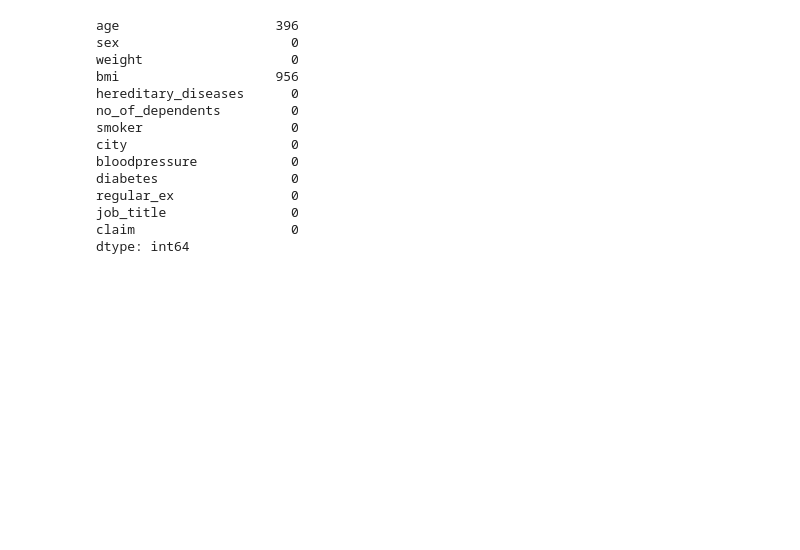
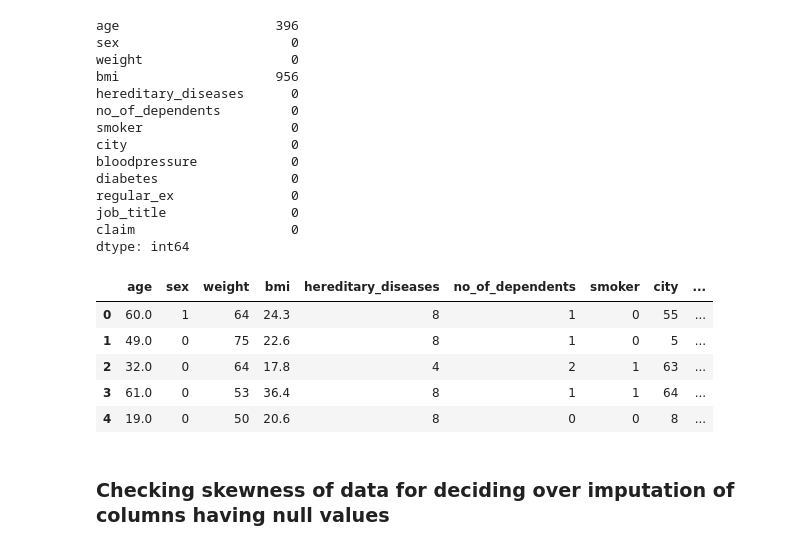
Before and after one commit to arun-ekambaram/Health-Insurance-Claim-Prediction, a Jupyter notebook: experiment.ipynb, the cells around one changed output. Saved outputs shown, nothing was run; the diff lists cells and outputs as text; code cells hidden in the pictures; blank space fills up the shorter version.

Commit message:
Updated Data Cleaning

```diff
--- a/experiment.ipynb
+++ b/experiment.ipynb
@@ -88,3 +88,19 @@ regular_ex               0
 job_title                0
 claim                    0
 dtype: int64
+# %%
+from sklearn import preprocessing
+columns = ['hereditary_diseases','job_title','city','sex']  # columns names where transform is required
+for X in columns:
+  exec(f'le_{X} = preprocessing.LabelEncoder()')  #create label encoder with name "le_X", where X is column name
+  exec(f'df.{X} = le_{X}.fit_transform(df.{X})')  #execute fit transform for column X with respective lable encoder "le_X", where X is column name
+df.head()  # to display transformed results
+# %% [output]
+|  | age | sex | weight | bmi | hereditary_diseases | no_of_dependents | smoker | city | ... |
+| 0 | 60.0 | 1 | 64 | 24.3 | 8 | 1 | 0 | 55 | ... |
+| 1 | 49.0 | 0 | 75 | 22.6 | 8 | 1 | 0 | 5 | ... |
+| 2 | 32.0 | 0 | 64 | 17.8 | 4 | 2 | 1 | 63 | ... |
+| 3 | 61.0 | 0 | 53 | 36.4 | 8 | 1 | 1 | 64 | ... |
+| 4 | 19.0 | 0 | 50 | 20.6 | 8 | 0 | 0 | 8 | ... |
+# %% [markdown]
+### Checking skewness of data for deciding over imputation of columns having null values
```
Also changed, not shown: parts of 9 cells of this notebook.
